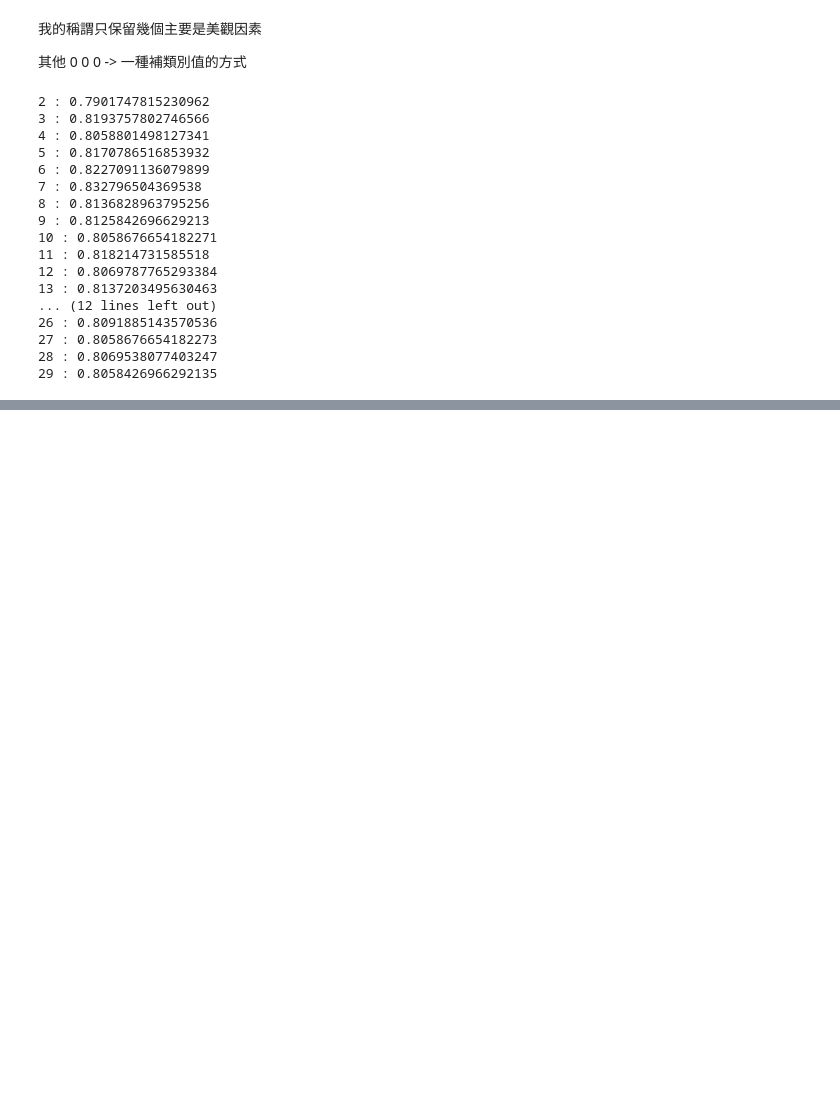
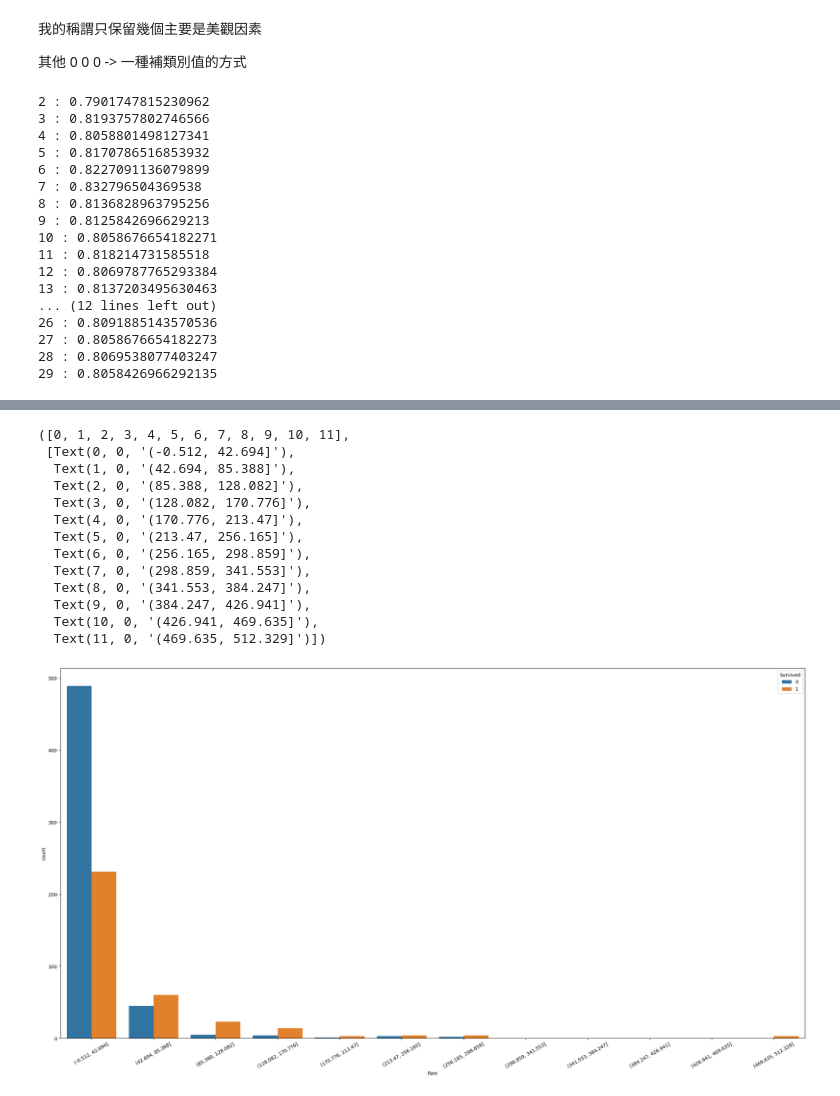
Before and after one commit to Elwing-Chou/ximen_day_0709, a Jupyter notebook: 3_titanic.ipynb, the cells around one changed output, grey strips where cells are left out. Saved outputs shown, nothing was run; the diff lists cells and outputs as text; code cells hidden in the pictures; blank space fills up the shorter version.

```diff
--- a/3_titanic.ipynb
+++ b/3_titanic.ipynb
@@ -232,0 +311,20 @@ pd.DataFrame({
+# %%
+plt.figure(figsize=(28, 14))
+c = pd.cut(train["Fare"], bins=12)
+sns.countplot(x=c, hue=train["Survived"])
+plt.xticks(rotation=30)
+# %% [output]
+([0, 1, 2, 3, 4, 5, 6, 7, 8, 9, 10, 11],
+ [Text(0, 0, '(-0.512, 42.694]'),
+  Text(1, 0, '(42.694, 85.388]'),
+  Text(2, 0, '(85.388, 128.082]'),
+  Text(3, 0, '(128.082, 170.776]'),
+  Text(4, 0, '(170.776, 213.47]'),
+  Text(5, 0, '(213.47, 256.165]'),
+  Text(6, 0, '(256.165, 298.859]'),
+  Text(7, 0, '(298.859, 341.553]'),
+  Text(8, 0, '(341.553, 384.247]'),
+  Text(9, 0, '(384.247, 426.941]'),
+  Text(10, 0, '(426.941, 469.635]'),
+  Text(11, 0, '(469.635, 512.329]')])
+[figure, added]
```
Also changed, not shown: parts of 7 cells of this notebook.
